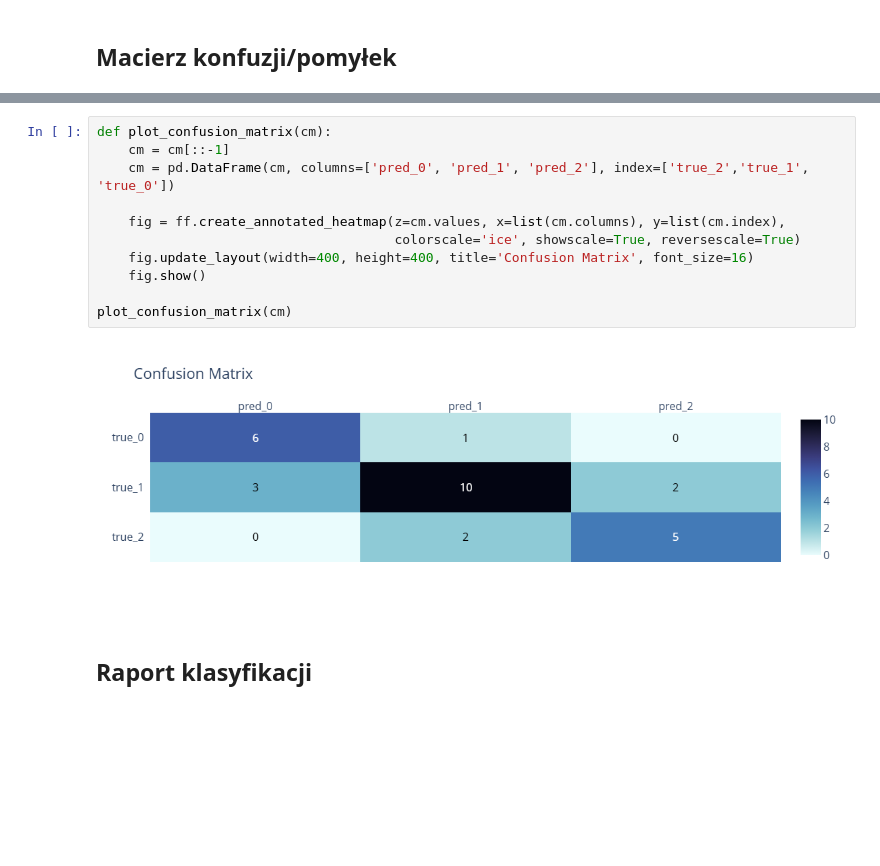
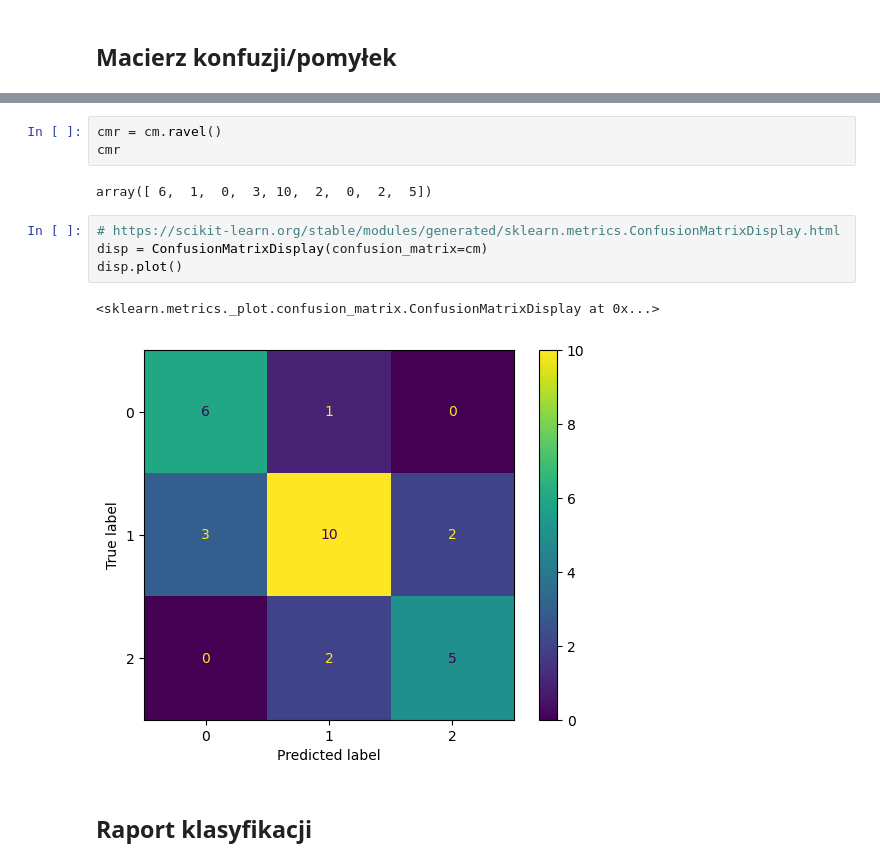
Before and after one commit to MattyMroz/ML, a Jupyter notebook: Lab1/Metryki_klasyfikacja.ipynb, the cells around one changed output, grey strips where cells are left out. Saved outputs shown, nothing was run; the diff lists cells and outputs as text; blank space fills up the shorter version.

```diff
--- a/Lab1/Metryki_klasyfikacja.ipynb
+++ b/Lab1/Metryki_klasyfikacja.ipynb
@@ -167,16 +113,15 @@ array([[ 6,  1,  0],
-# %%
-def plot_confusion_matrix(cm):
-    cm = cm[::-1]
-    cm = pd.DataFrame(cm, columns=['pred_0', 'pred_1', 'pred_2'], index=['true_2','true_1', 'true_0'])
-
-    fig = ff.create_annotated_heatmap(z=cm.values, x=list(cm.columns), y=list(cm.index),
-                                      colorscale='ice', showscale=True, reversescale=True)
-    fig.update_layout(width=400, height=400, title='Confusion Matrix', font_size=16)
-    fig.show()
-
-plot_confusion_matrix(cm)
-# %% [output]
-[figure, removed]
+# %%
+cmr = cm.ravel()
+cmr
+# %% [output]
+array([ 6,  1,  0,  3, 10,  2,  0,  2,  5])
+# %%
+# https://scikit-learn.org/stable/modules/generated/sklearn.metrics.ConfusionMatrixDisplay.html
+disp = ConfusionMatrixDisplay(confusion_matrix=cm)
+disp.plot()
+# %% [output]
+<sklearn.metrics._plot.confusion_matrix.ConfusionMatrixDisplay at 0x...>
+[figure, added]
 # %% [markdown]
 ## Raport klasyfikacji
 # %%
```
Also changed, not shown: parts of 15 cells of this notebook, 6 other files.
